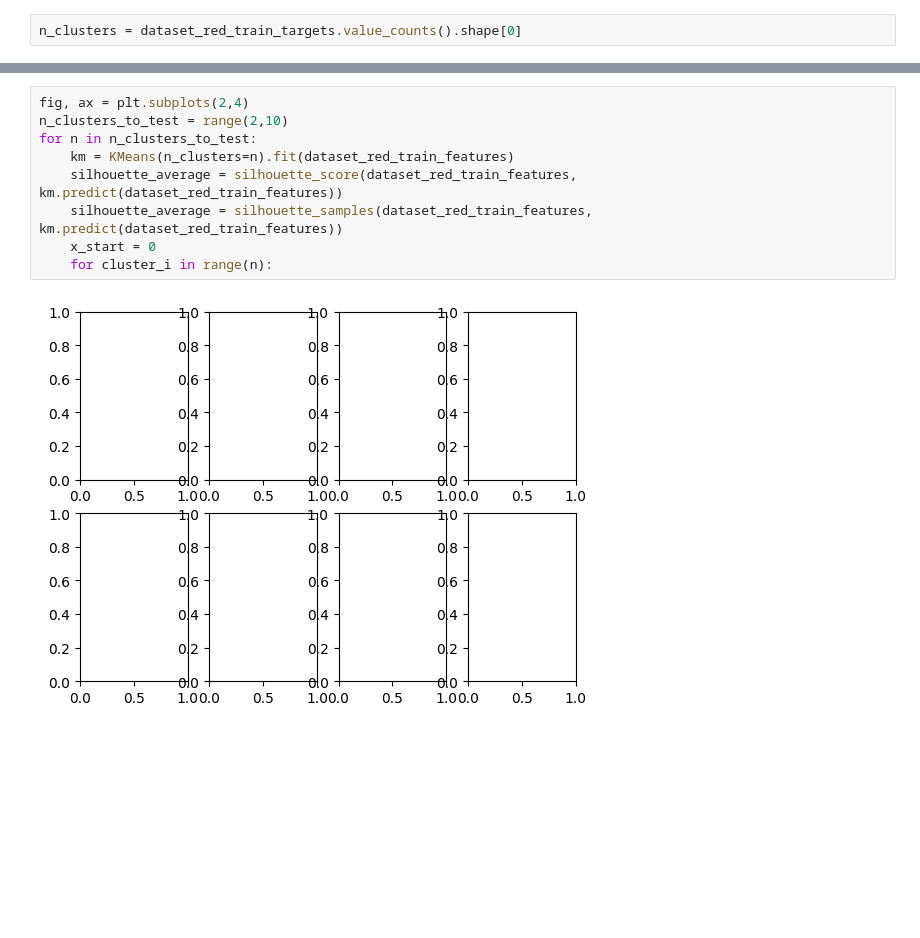
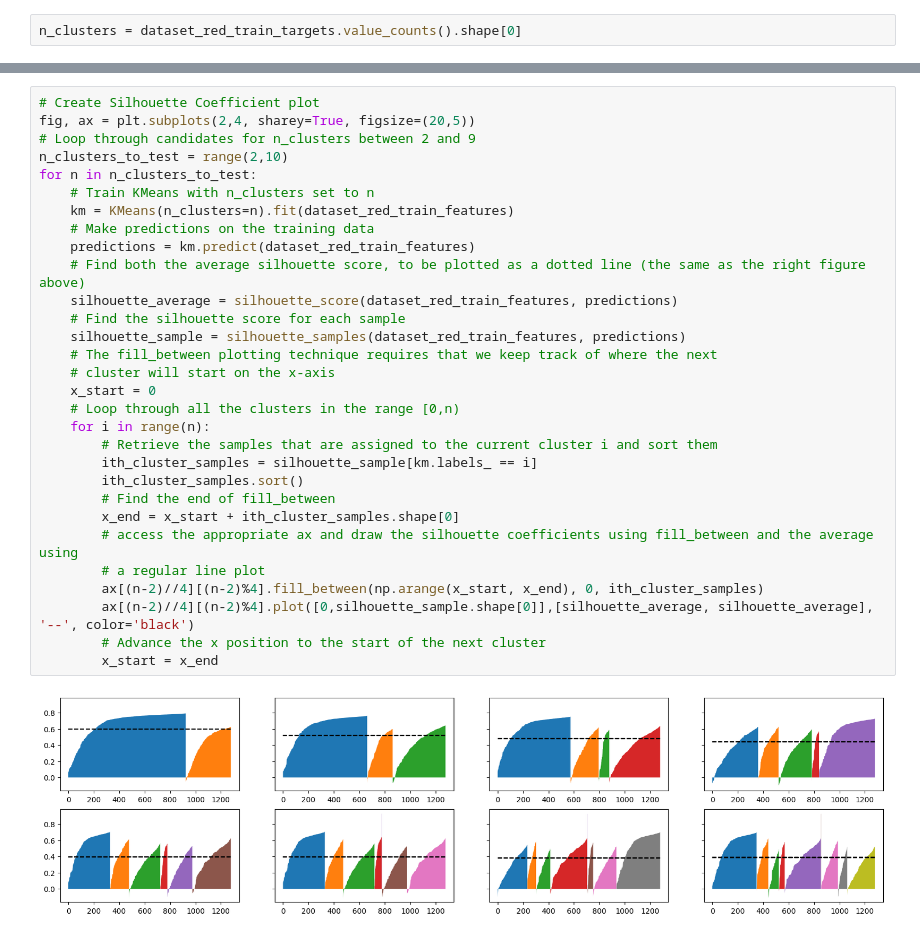
Before and after one commit to lavima/itf31519_2025, a Jupyter notebook: processing_analysis_and_unsupervised/workshop0810.ipynb, the cells around one changed output, grey strips where cells are left out. Saved outputs shown, nothing was run; the diff lists cells and outputs as text; blank space fills up the shorter version.

Commit message:
updated the workshop notebook with silhouette plot and comments

```diff
--- a/processing_analysis_and_unsupervised/workshop0810.ipynb
+++ b/processing_analysis_and_unsupervised/workshop0810.ipynb
@@ -71,11 +71,32 @@ ax[1].plot(n_clusters_to_test, scores_silhouette)
 # %%
-fig, ax = plt.subplots(2,4)
+# Create Silhouette Coefficient plot
+fig, ax = plt.subplots(2,4, sharey=True, figsize=(20,5))
+# Loop through candidates for n_clusters between 2 and 9
 n_clusters_to_test = range(2,10)
 for n in n_clusters_to_test:
+    # Train KMeans with n_clusters set to n
     km = KMeans(n_clusters=n).fit(dataset_red_train_features)
-    silhouette_average = silhouette_score(dataset_red_train_features, km.predict(dataset_red_train_features))
-    silhouette_average = silhouette_samples(dataset_red_train_features, km.predict(dataset_red_train_features))
+    # Make predictions on the training data
+    predictions = km.predict(dataset_red_train_features)
+    # Find both the average silhouette score, to be plotted as a dotted line (the same as the right figure above)
+    silhouette_average = silhouette_score(dataset_red_train_features, predictions)
+    # Find the silhouette score for each sample
+    silhouette_sample = silhouette_samples(dataset_red_train_features, predictions)
+    # The fill_between plotting technique requires that we keep track of where the next
+    # cluster will start on the x-axis
     x_start = 0
-    for cluster_i in range(n):
+    # Loop through all the clusters in the range [0,n)
+    for i in range(n):
+        # Retrieve the samples that are assigned to the current cluster i and sort them
+        ith_cluster_samples = silhouette_sample[km.labels_ == i]
+        ith_cluster_samples.sort()
+        # Find the end of fill_between
+        x_end = x_start + ith_cluster_samples.shape[0]
+        # access the appropriate ax and draw the silhouette coefficients using fill_between and the average using
+        # a regular line plot
+        ax[(n-2)//4][(n-2)%4].fill_between(np.arange(x_start, x_end), 0, ith_cluster_samples)
+        ax[(n-2)//4][(n-2)%4].plot([0,silhouette_sample.shape[0]],[silhouette_average, silhouette_average], '--', color='black')
+        # Advance the x position to the start of the next cluster
+        x_start = x_end
 # %% [output]
-[figure, old version]
+[figure, new version]
```
Also changed, not shown: parts of 3 cells of this notebook.
